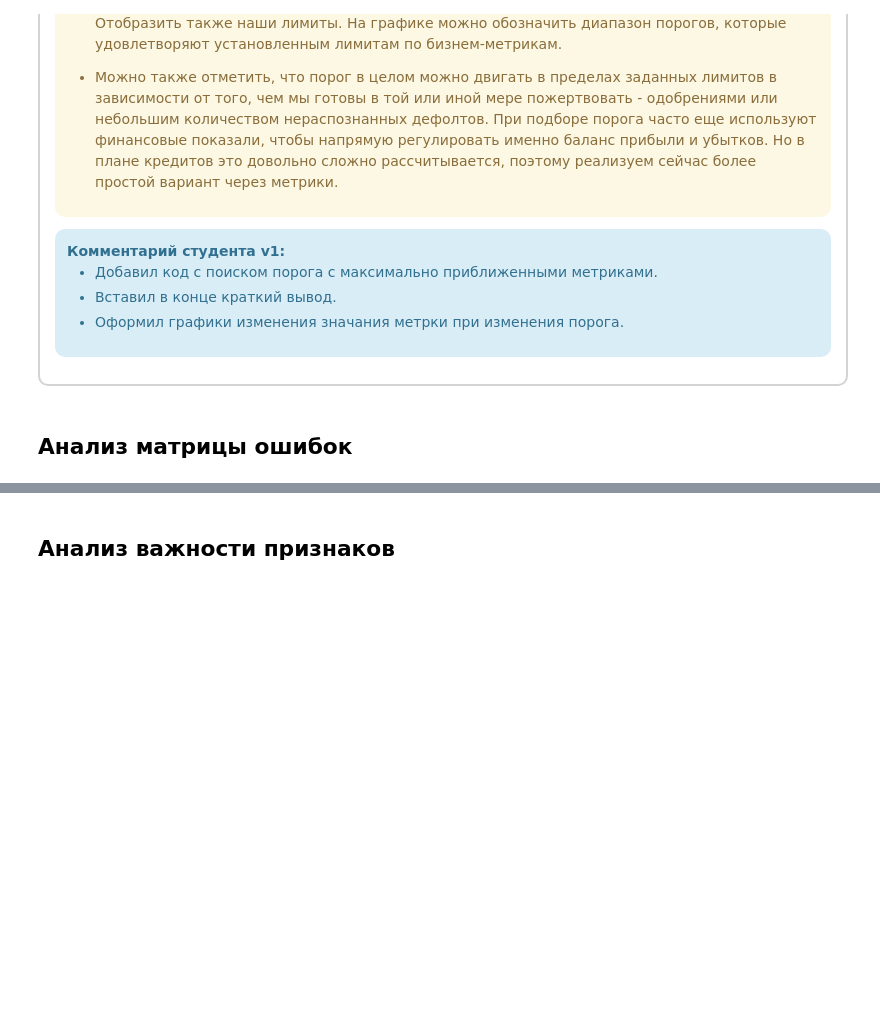
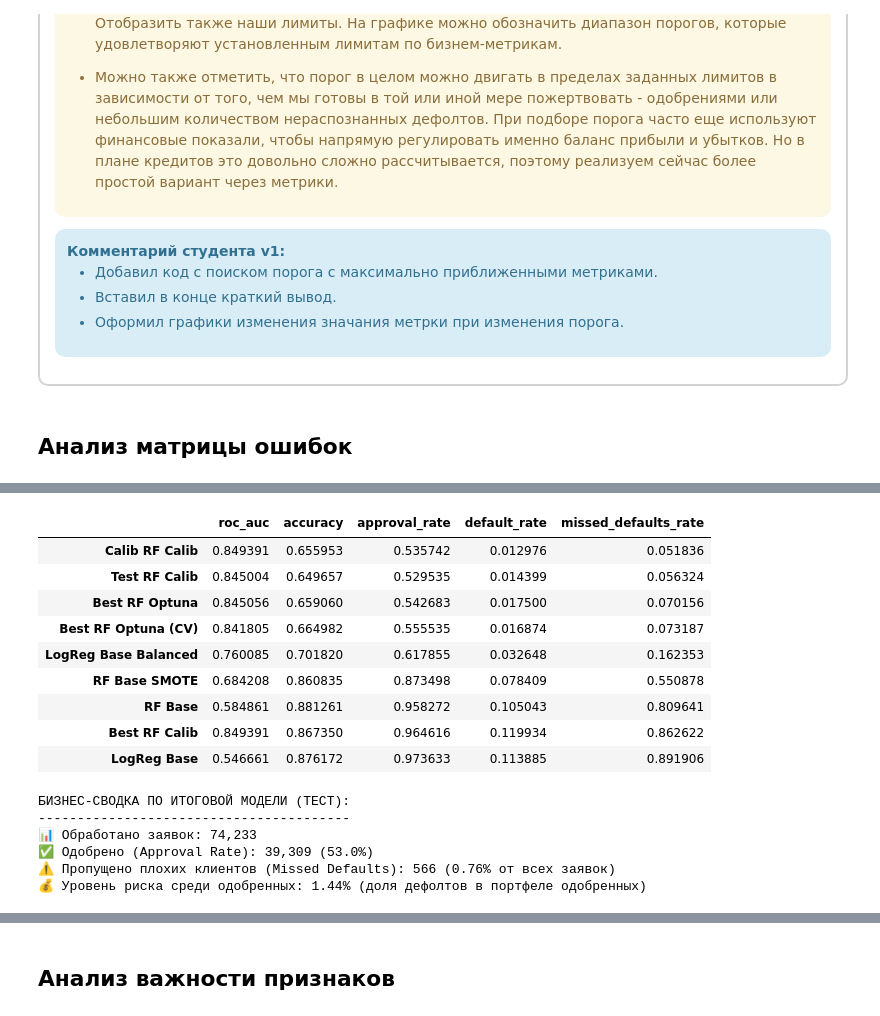
Before and after one commit to MEYakunin/Sprint15_User_Behavior_Scoring, a Jupyter notebook: User_Behavior_Scoring_ver_1.ipynb, the cells around one changed output, grey strips where cells are left out. Saved outputs shown, nothing was run; the diff lists cells and outputs as text; code cells hidden in the pictures; blank space fills up the shorter version.

```diff
--- a/User_Behavior_Scoring_ver_1.ipynb
+++ b/User_Behavior_Scoring_ver_1.ipynb
@@ -2105,11 +2109,6 @@ plt.show()
 cal_prob_test = calibrator.predict_proba(X_test)[:, 1]
 y_test_pred = (cal_prob_test >= best_threshold).astype(int)
 
-print_metrics(y_test, y_test_pred, cal_prob_test, "Test (Final)")
-
-# Матрица ошибок
-cm = confusion_matrix(y_test, y_test_pred)
-disp = ConfusionMatrixDisplay(confusion_matrix=cm, display_labels=['No Default (0)', 'Default (1)'])
-disp.plot(cmap='Blues')
-plt.title('Confusion Matrix (Test Set)')
-plt.show()
+results_df = add_metrics_to_results(
+    results_df, 'Test RF Calib', y_test, y_test_pred, cal_prob_test
+)
@@ -2115,0 +2134,41 @@ plt.show()
+# %%
+# Расчет метрик для Калибровочной выборки с тем же best_threshold, что и для теста!
+cal_prob_calib = calibrator.predict_proba(X_cal_test)[:, 1]
+y_calib_pred = (cal_prob_calib >= best_threshold).astype(int)
+
+results_df = add_metrics_to_results(
+    results_df, 'Calib RF Calib', y_cal_test, y_calib_pred, cal_prob_calib
+)
+# %% [output]
+|  | roc_auc | accuracy | approval_rate | default_rate | missed_defaults_rate |
+| Calib RF Calib | 0.849391 | 0.655953 | 0.535742 | 0.012976 | 0.051836 |
+| Test RF Calib | 0.845004 | 0.649657 | 0.529535 | 0.014399 | 0.056324 |
+| Best RF Optuna | 0.845056 | 0.659060 | 0.542683 | 0.017500 | 0.070156 |
+| Best RF Optuna (CV) | 0.841805 | 0.664982 | 0.555535 | 0.016874 | 0.073187 |
+| LogReg Base Balanced | 0.760085 | 0.701820 | 0.617855 | 0.032648 | 0.162353 |
+| RF Base SMOTE | 0.684208 | 0.860835 | 0.873498 | 0.078409 | 0.550878 |
+| RF Base | 0.584861 | 0.881261 | 0.958272 | 0.105043 | 0.809641 |
+| Best RF Calib | 0.849391 | 0.867350 | 0.964616 | 0.119934 | 0.862622 |
+| LogReg Base | 0.546661 | 0.876172 | 0.973633 | 0.113885 | 0.891906 |
+# %%
+# Расчет бизнес-показателей для отчета ---
+total_test_apps = len(y_test)
+approved_test = int((y_test_pred == 0).sum())
+missed_bad_clients = cm_test[1, 0]
+
+business_summary = f"""
+БИЗНЕС-СВОДКА ПО ИТОГОВОЙ МОДЕЛИ (ТЕСТ):
+----------------------------------------
+📊 Обработано заявок: {total_test_apps:,}
+✅ Одобрено (Approval Rate): {approved_test:,} ({approved_test/total_test_apps:.1%})
+⚠️ Пропущено плохих клиентов (Missed Defaults): {missed_bad_clients:,} ({missed_bad_clients/total_test_apps:.2%} от всех заявок)
+💰 Уровень риска среди одобренных: {cm_test[1,0] / approved_test:.2%} (доля дефолтов в портфеле одобренных)
+"""
+print(business_summary)
+# %% [output]
+БИЗНЕС-СВОДКА ПО ИТОГОВОЙ МОДЕЛИ (ТЕСТ):
+----------------------------------------
+📊 Обработано заявок: 74,233
+✅ Одобрено (Approval Rate): 39,309 (53.0%)
+⚠️ Пропущено плохих клиентов (Missed Defaults): 566 (0.76% от всех заявок)
+💰 Уровень риска среди одобренных: 1.44% (доля дефолтов в портфеле одобренных)
```
Also changed, not shown: parts of 20 cells of this notebook.
